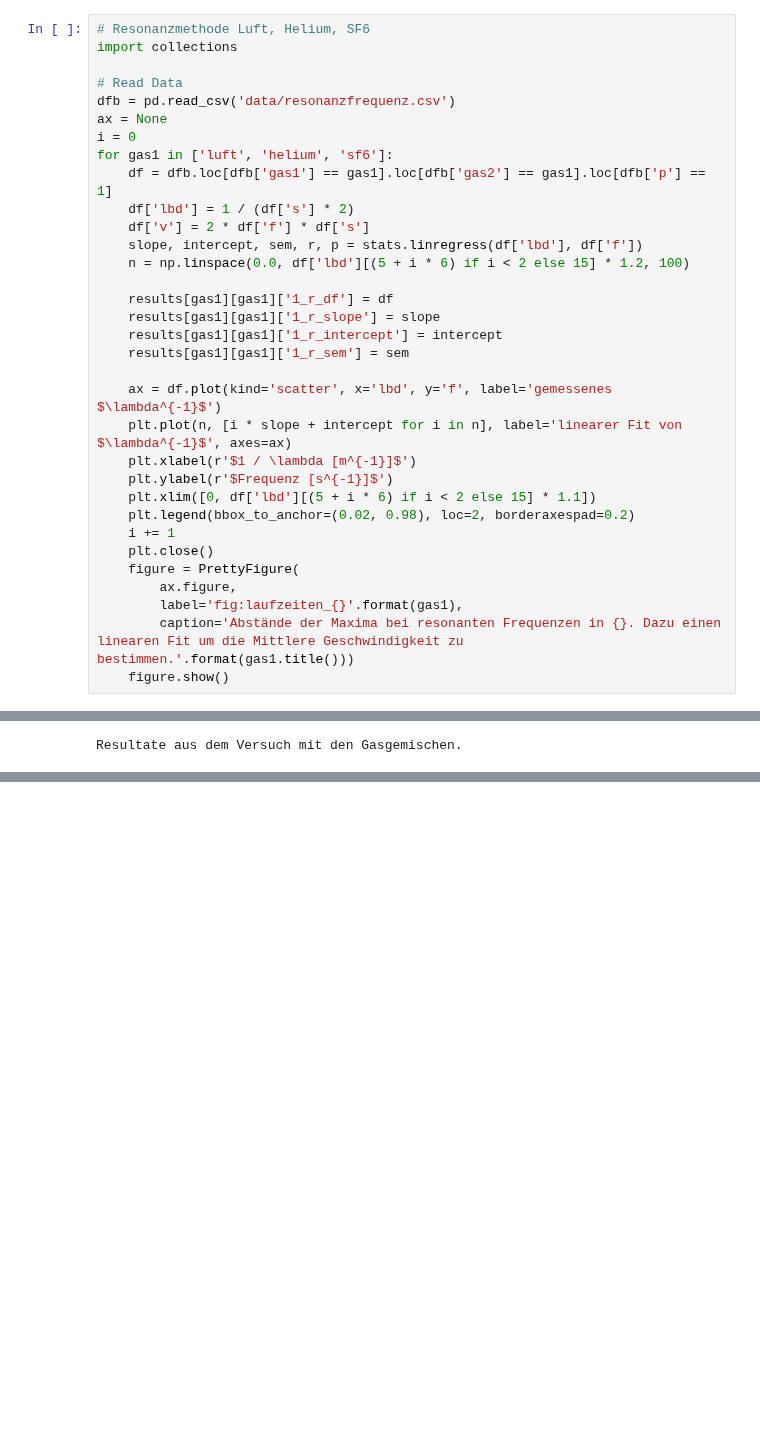
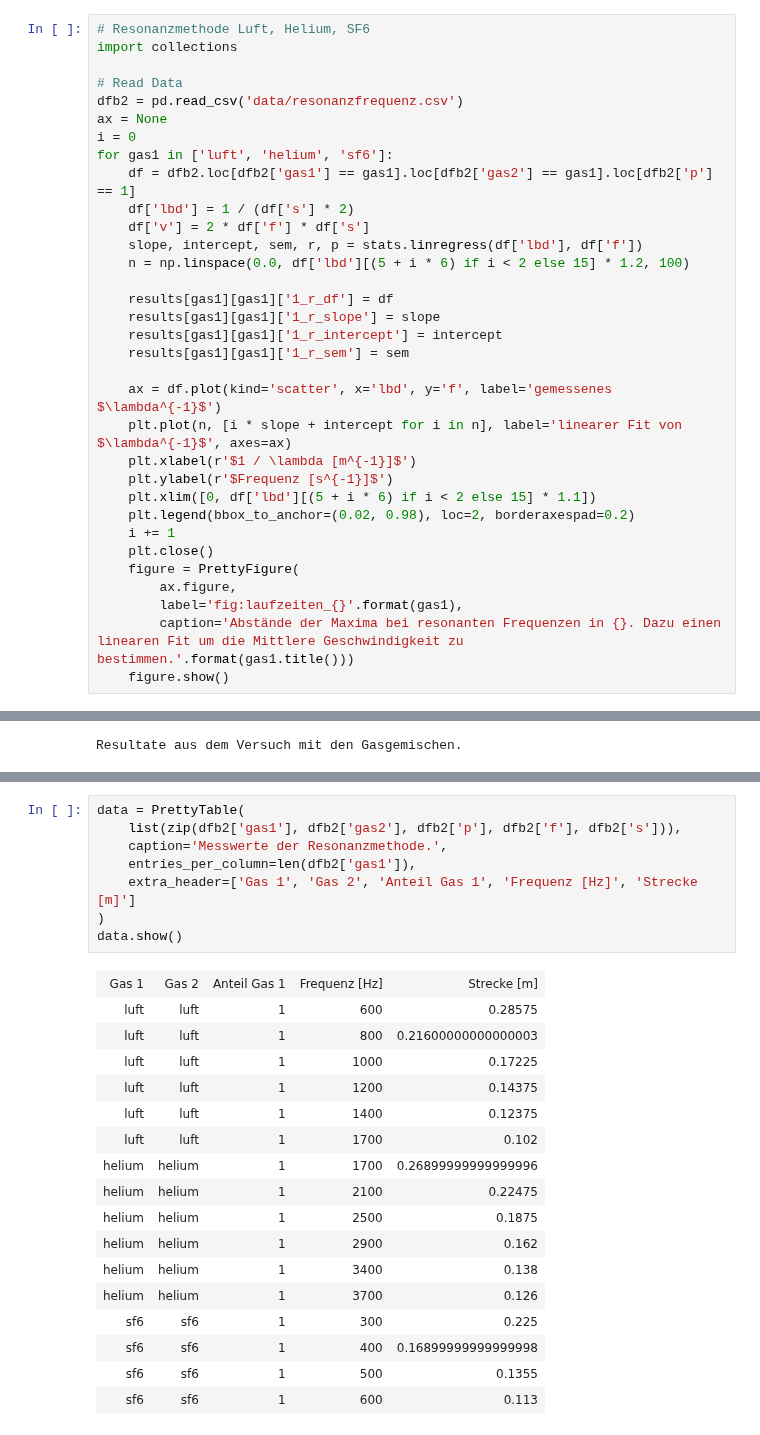
Before and after one commit to Yatekii/glal3, a Jupyter notebook: versuch3/W8.ipynb, the cells around one changed output, grey strips where cells are left out. Drawn from its saved outputs; the diff is of its cells as text; blank space fills up the shorter version.

```diff
--- a/versuch3/W8.ipynb
+++ b/versuch3/W8.ipynb
@@ -313,11 +313,11 @@ Mit einem linearen Fit konnte dann vorzüglich die Schallgeschwindigkeit berechn
 import collections
 
 # Read Data
-dfb = pd.read_csv('data/resonanzfrequenz.csv')
+dfb2 = pd.read_csv('data/resonanzfrequenz.csv')
 ax = None
 i = 0
 for gas1 in ['luft', 'helium', 'sf6']:
-    df = dfb.loc[dfb['gas1'] == gas1].loc[dfb['gas2'] == gas1].loc[dfb['p'] == 1]
+    df = dfb2.loc[dfb2['gas1'] == gas1].loc[dfb2['gas2'] == gas1].loc[dfb2['p'] == 1]
     df['lbd'] = 1 / (df['s'] * 2)
     df['v'] = 2 * df['f'] * df['s']
     slope, intercept, sem, r, p = stats.linregress(df['lbd'], df['f'])
@@ -611,0 +646,26 @@ Resultate aus dem Versuch mit den Gasgemischen.
+# %%
+data = PrettyTable(
+    list(zip(dfb2['gas1'], dfb2['gas2'], dfb2['p'], dfb2['f'], dfb2['s'])),
+    caption='Messwerte der Resonanzmethode.',
+    entries_per_column=len(dfb2['gas1']),
+    extra_header=['Gas 1', 'Gas 2', 'Anteil Gas 1', 'Frequenz [Hz]', 'Strecke [m]']
+)
+data.show()
+# %% [output]
+| Gas 1 | Gas 2 | Anteil Gas 1 | Frequenz [Hz] | Strecke [m] |
+| luft | luft | 1 | 600 | 0.28575 |
+| luft | luft | 1 | 800 | 0.21600000000000003 |
+| luft | luft | 1 | 1000 | 0.17225 |
+| luft | luft | 1 | 1200 | 0.14375 |
+| luft | luft | 1 | 1400 | 0.12375 |
+| luft | luft | 1 | 1700 | 0.102 |
+| helium | helium | 1 | 1700 | 0.26899999999999996 |
+| helium | helium | 1 | 2100 | 0.22475 |
+| helium | helium | 1 | 2500 | 0.1875 |
+| helium | helium | 1 | 2900 | 0.162 |
+| helium | helium | 1 | 3400 | 0.138 |
+| helium | helium | 1 | 3700 | 0.126 |
+| sf6 | sf6 | 1 | 300 | 0.225 |
+| sf6 | sf6 | 1 | 400 | 0.16899999999999998 |
+| sf6 | sf6 | 1 | 500 | 0.1355 |
+| sf6 | sf6 | 1 | 600 | 0.113 |
```
Also changed, not shown: parts of 8 cells of this notebook, 6 other files.
